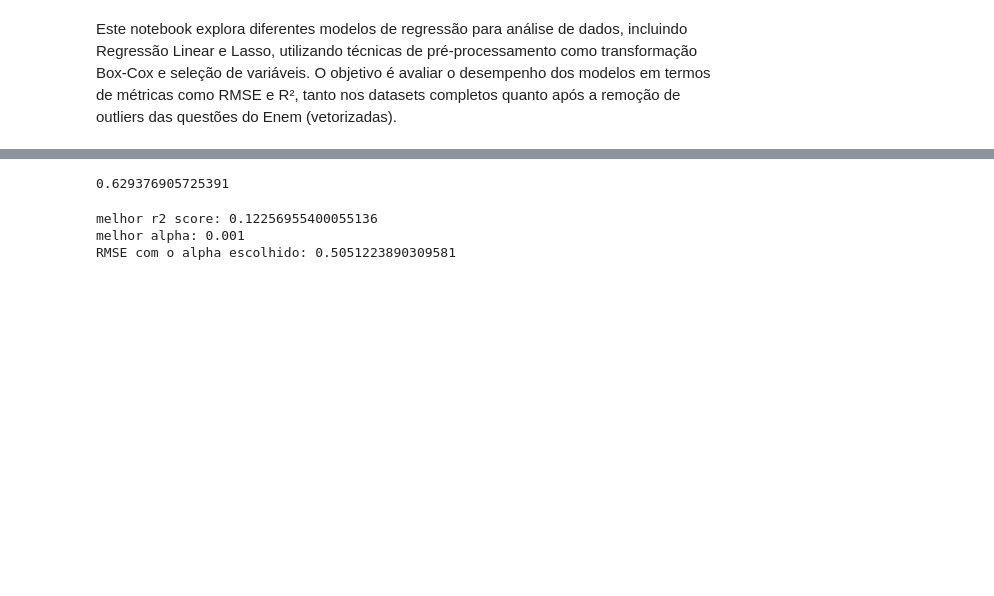
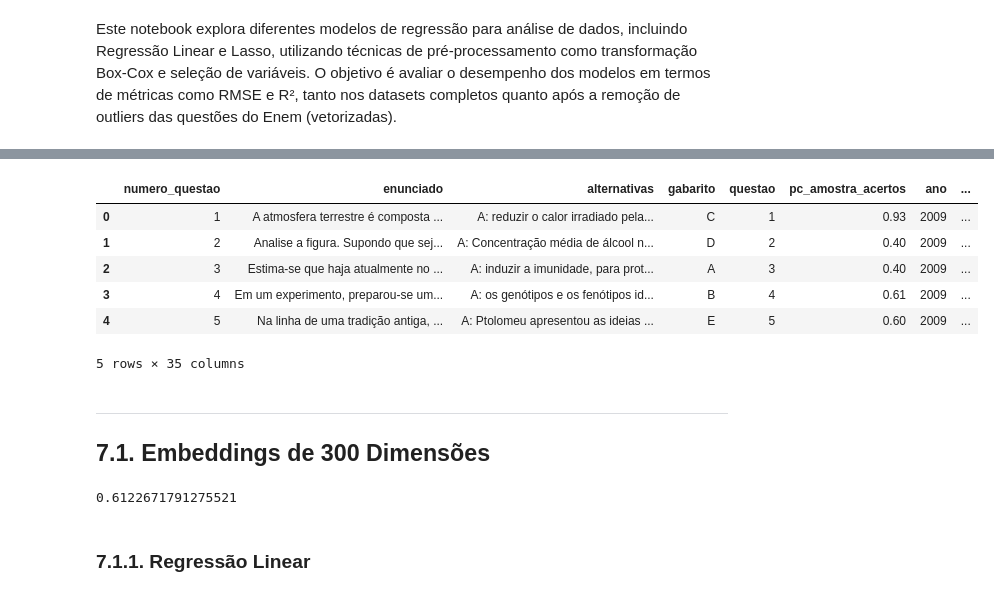
Before and after one commit to ciziks/enem-word-embeddings, a Jupyter notebook: notebooks/7. Modelos de Regressão.ipynb, the cells around one changed output, grey strips where cells are left out. Saved outputs shown, nothing was run; the diff lists cells and outputs as text; code cells hidden in the pictures; blank space fills up the shorter version.

Commit message:
Organização Notebooks + Tokenização 50/100 + Regressão com LLM & Similaridade Features

```diff
--- a/notebooks/7. Modelos de Regressão.ipynb
+++ b/notebooks/7. Modelos de Regressão.ipynb
@@ -899,10 +4,0 @@ y = enem_data_ledor_50["dificuldade"]
-# %%
-# Aplicando Transformações
-add_list = [(y.min() * (-1)) + 1] * len(y)
-y = y + add_list
-
-# Aplicando Boxcox
-y, best_lambda = stats.boxcox(y)
-print(best_lambda)
-# %% [output]
-0.629376905725391
@@ -914,13 +4,0 @@ X_train, X_test, y_train, y_test = train_test_split(
-# %%
-model_lasso = LassoCV(alphas=[0.0001, 0.001, 0.01, 0.1, 1, 10], random_state=0).fit(
-    X_train, y_train
-)
-pred_lasso = model_lasso.predict(X_test)
-
-print('melhor r2 score:', model_lasso.score(X_train, y_train))
-print('melhor alpha:', model_lasso.alpha_)
-print('RMSE com o alpha escolhido:', root_mean_squared_error(y_test, pred_lasso))
-# %% [output]
-melhor r2 score: 0.12256955400055136
-melhor alpha: 0.001
-RMSE com o alpha escolhido: 0.5051223890309581
@@ -926,0 +16,16 @@ RMSE com o alpha escolhido: 0.5051223890309581
+# %%
+# Leitura dos dados
+enem_data = pd.read_pickle("../data/final/complete_enem_data.pkl")
+enem_data.head()
+# %% [output]
+|  | numero_questao | enunciado | alternativas | gabarito | questao | pc_amostra_acertos | ano | ... |
+| 0 | 1 | A atmosfera terrestre é composta ... | A: reduzir o calor irradiado pela... | C | 1 | 0.93 | 2009 | ... |
+| 1 | 2 | Analise a figura. Supondo que sej... | A: Concentração média de álcool n... | D | 2 | 0.40 | 2009 | ... |
+| 2 | 3 | Estima-se que haja atualmente no ... | A: induzir a imunidade, para prot... | A | 3 | 0.40 | 2009 | ... |
+| 3 | 4 | Em um experimento, preparou-se um... | A: os genótipos e os fenótipos id... | B | 4 | 0.61 | 2009 | ... |
+| 4 | 5 | Na linha de uma tradição antiga, ... | A: Ptolomeu apresentou as ideias ... | E | 5 | 0.60 | 2009 | ... |
+5 rows × 35 columns
+# %% [markdown]
+---
+
+## 7.1. Embeddings de 300 Dimensões
@@ -926,0 +39,12 @@ RMSE com o alpha escolhido: 0.5051223890309581
+# %%
+# Aplicando Transformações
+add_list = [(y_300.min() * (-1)) + 1] * len(y_300)
+y_300 = y_300 + add_list
+
+# Aplicando Box-Cox
+y_300, best_lambda = stats.boxcox(y_300)
+print(best_lambda)
+# %% [output]
+0.6122671791275521
+# %% [markdown]
+### 7.1.1. Regressão Linear
```
Also changed, not shown: parts of 250 cells of this notebook, 10 other files.
